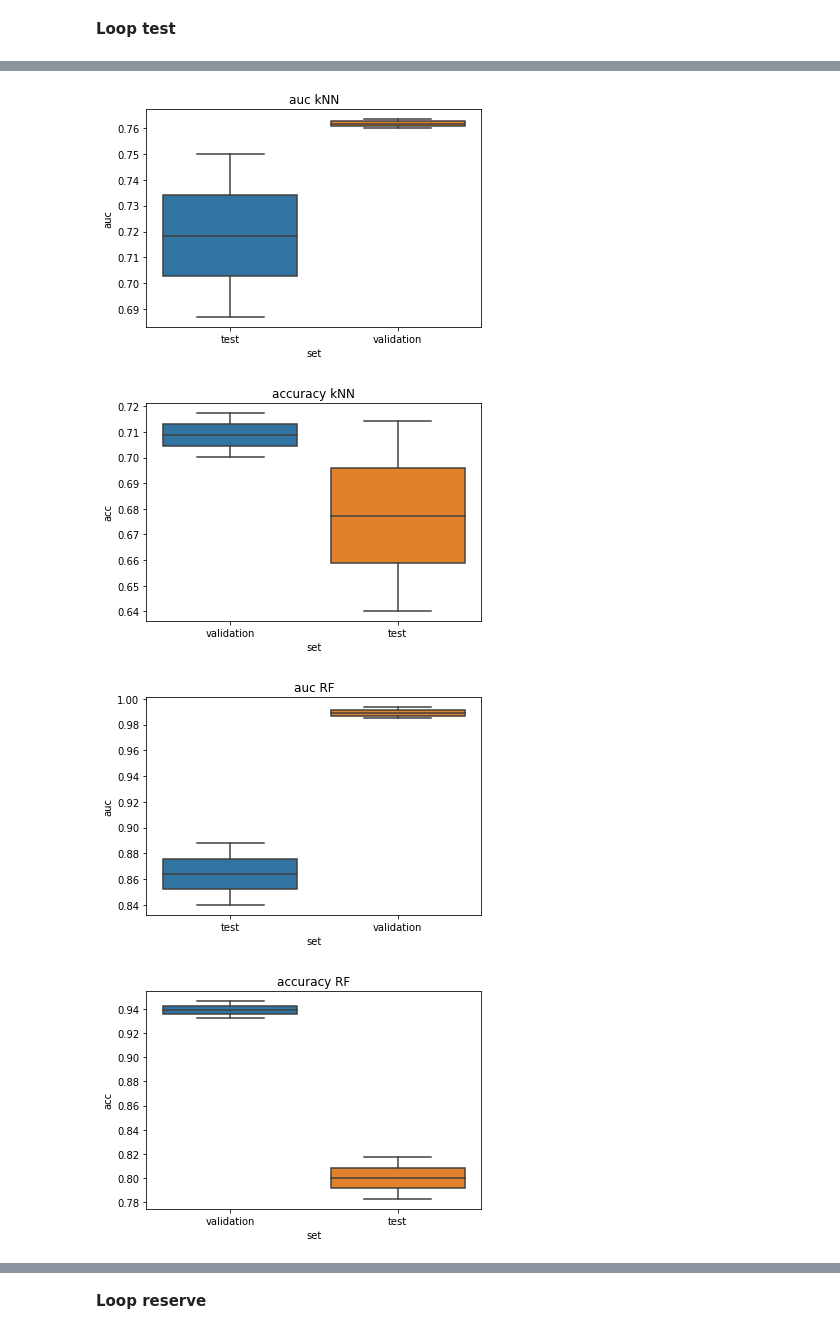
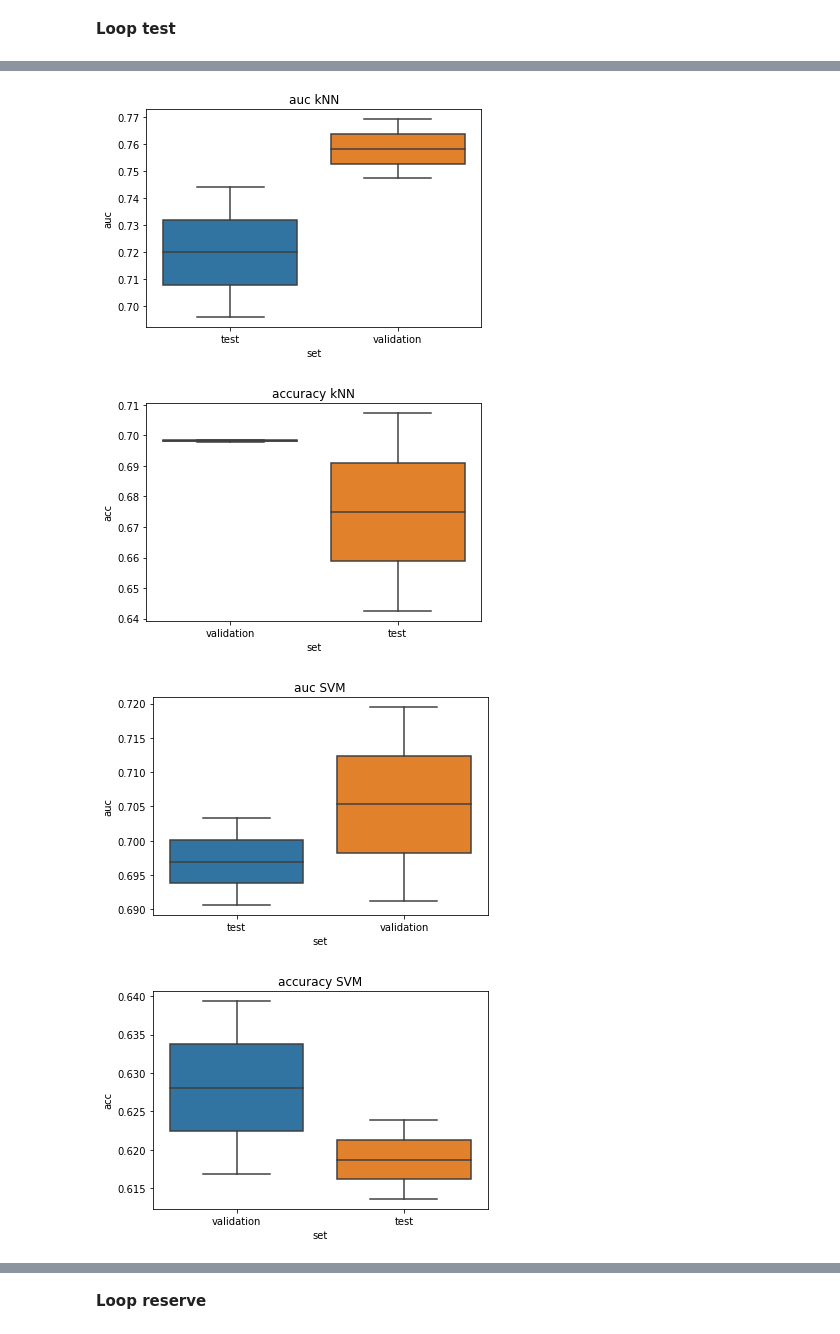
Before and after one commit to annawalstra/TM10007_Group5, a Jupyter notebook: assignment.ipynb, the cells around one changed output, grey strips where cells are left out. Cells and saved outputs as stored; diff of their text form; code cells hidden in the pictures.

```diff
--- a/assignment.ipynb
+++ b/assignment.ipynb
@@ -1295,11 +1300,13 @@ kNN_table = []
 # Lists for SVM
 results_SVM = []
 results_acc_SVM = []
+SVM_table = []
 best_C = []
 #best_gamma = []
-best_kernel = []
+#best_kernel = []
 best_coef0 = []
 best_degree = []
+
 
 # Lists for RF
 results_RF = []
@@ -1355,14 +1362,14 @@ for validation_index, test_index in cv_20fold.split(X, y_bin):
     clf_kNN, results_acc_kNN, results_kNN, kNN_table = classifier_kNN(cv_10fold, X_validation, Y_validation, X_test, Y_test)
 
     # ** SVM **
-    #clf_SVM, results_acc_SVM, results_SVM = classifier_SVM(cv_10fold, X_validation, Y_validation, X_test, Y_test)
+    clf_SVM, results_acc_SVM, results_SVM = classifier_SVM(cv_10fold, X_validation, Y_validation, X_test, Y_test)
 
     # # ** Random Forest **
     clf_RF, results_acc_RF, results_RF, RF_table = classifier_RF(cv_10fold, X_validation, Y_validation, X_test, Y_test)
 
     # # ** Voting **
     clf_vote = VotingClassifier(
-         estimators=[('KNN', clf_kNN), ('RF', clf_RF)], #('SVM', clf_SVM)
+         estimators=[('KNN', clf_kNN), ('SVM', clf_SVM), ('RF', clf_RF)],
          voting='soft')
 
     # Plot voting results
@@ -1381,6 +1388,16 @@ plt.show()
 plt.title('accuracy kNN')
 results_acc_kNN = pd.DataFrame(results_acc_kNN)
 seaborn.boxplot(y='acc', x='set', data=results_acc_kNN)
+
+# Create results dataframe and plot it (SVM)
+results_SVM = pd.DataFrame(results_SVM)
+plt.show()
+plt.title('auc SVM')
+seaborn.boxplot(y='auc', x='set', data=results_SVM)
+plt.show()
+plt.title('accuracy SVM')
+results_acc_SVM = pd.DataFrame(results_acc_SVM)
+seaborn.boxplot(y='acc', x='set', data=results_acc_SVM)
 
 # Create results dataframe and plot it (RF)
 results_RF = pd.DataFrame(results_RF)
@@ -1401,15 +1418,6 @@ plt.show()
 plt.title('accuracy voting')
 results_acc_vote = pd.DataFrame(results_acc_vote)
 seaborn.boxplot(y='acc', x='set', data=results_acc_vote)
-
-
-# Create results dataframe and plot it (SVM)
-#results_SVM = pd.DataFrame(results_SVM)
-#plt.show()
-#seaborn.boxplot(y='auc', x='set', data=results_SVM)
-#plt.show()
-#results_acc_SVM = pd.DataFrame(results_acc_SVM)
-#seaborn.boxplot(y='acc', x='set', data=results_acc_SVM)
 # %% [output]
 1
 Nr. of components:64
@@ -1421,4 +1429,4 @@ Nr. of components:63
-[figure, old version]
+[figure, new version]
-[figure, old version]
+[figure, new version]
-[figure, old version]
+[figure, new version]
-[figure, old version]
+[figure, new version]
```
Also changed, not shown: parts of 5 cells of this notebook.
